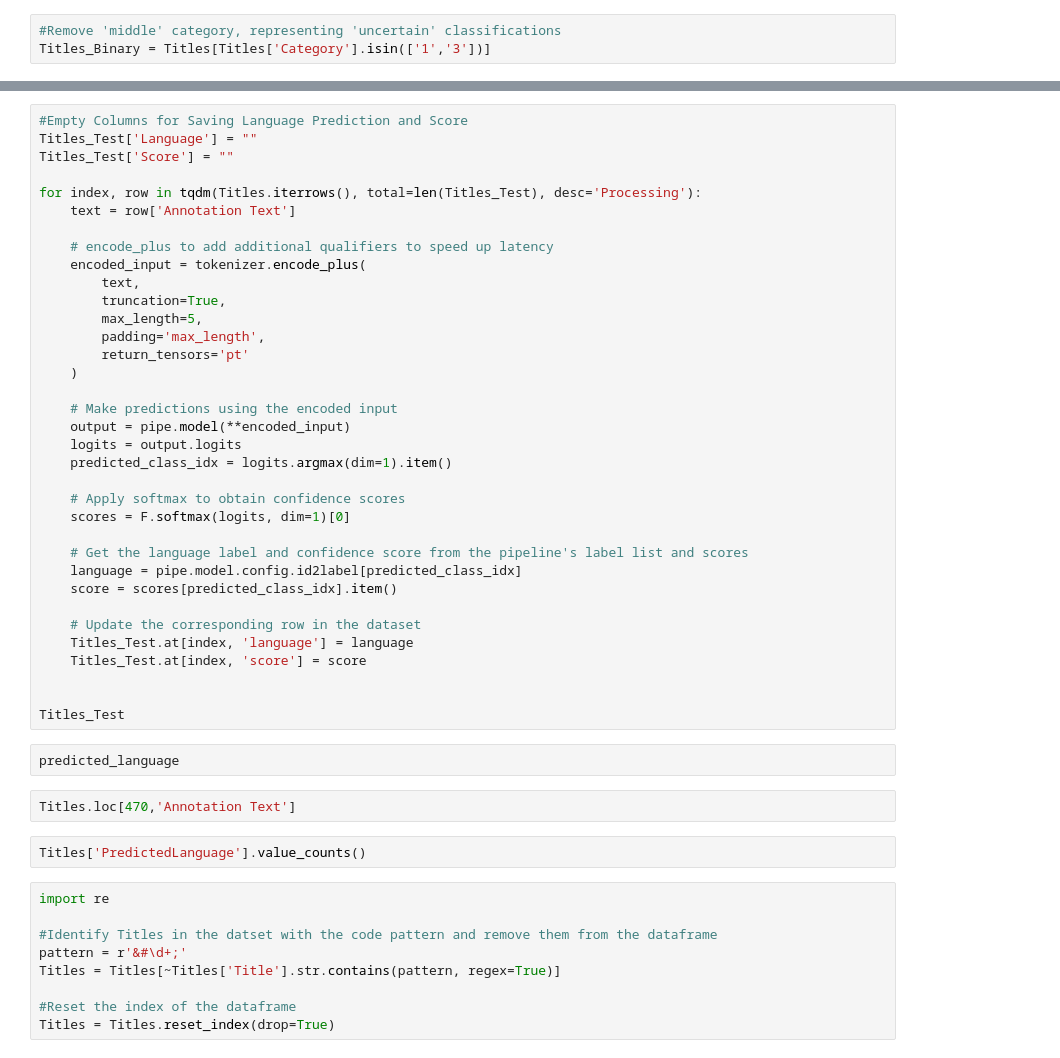
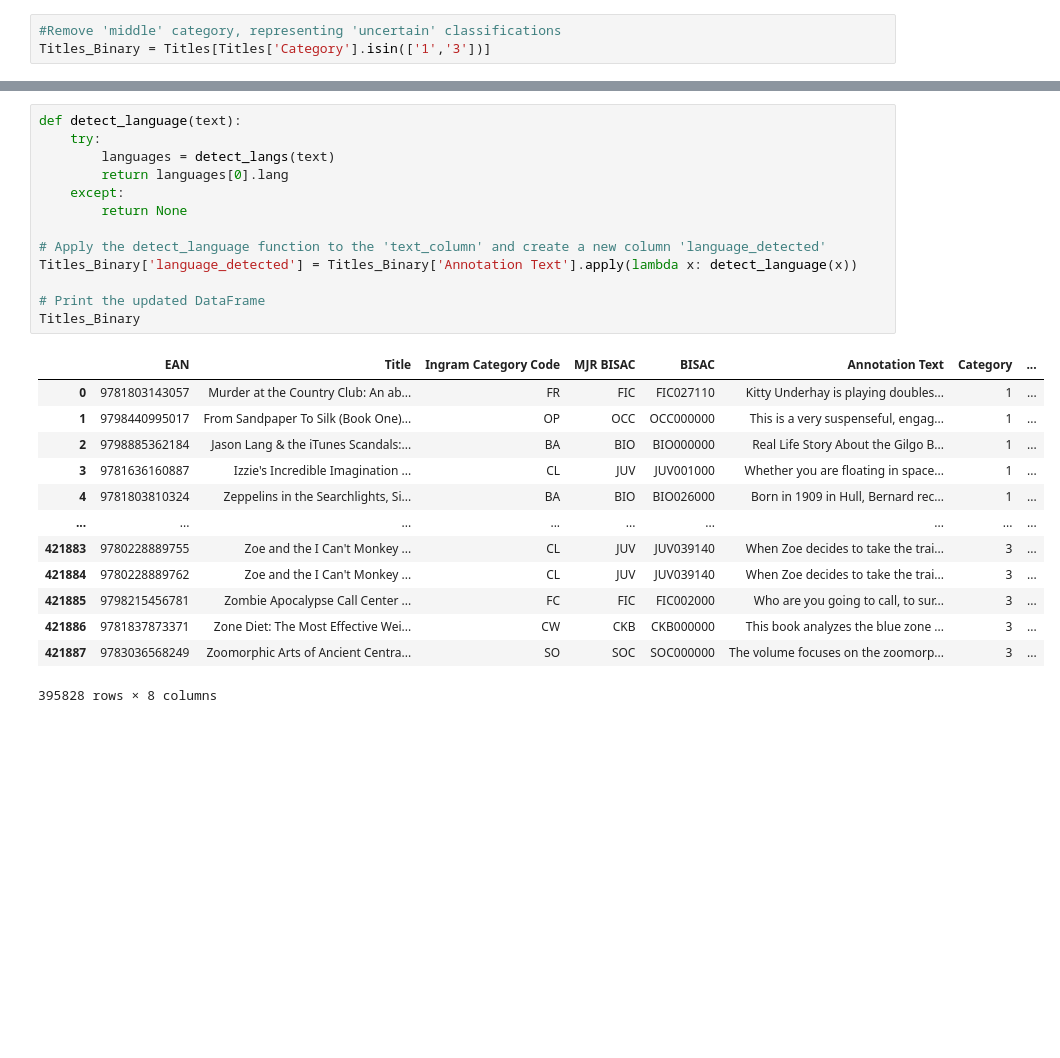
Before and after one commit to michialm/NLPClassifier, a Jupyter notebook: NLP Classifier Data Read and Cleanup.ipynb, the cells around one changed output, grey strips where cells are left out. Saved outputs shown, nothing was run; the diff lists cells and outputs as text; blank space fills up the shorter version.

```diff
--- a/NLP Classifier Data Read and Cleanup.ipynb
+++ b/NLP Classifier Data Read and Cleanup.ipynb
@@ -275,50 +146,27 @@ KeyboardInterrupt:
-# %%
-#Empty Columns for Saving Language Prediction and Score
-Titles_Test['Language'] = ""
-Titles_Test['Score'] = ""
-
-for index, row in tqdm(Titles.iterrows(), total=len(Titles_Test), desc='Processing'):
-    text = row['Annotation Text']
-
-    # encode_plus to add additional qualifiers to speed up latency
-    encoded_input = tokenizer.encode_plus(
-        text,
-        truncation=True,
-        max_length=5,
-        padding='max_length',
-        return_tensors='pt'
-    )
-
-    # Make predictions using the encoded input
-    output = pipe.model(**encoded_input)
-    logits = output.logits
-    predicted_class_idx = logits.argmax(dim=1).item()
-
-    # Apply softmax to obtain confidence scores
-    scores = F.softmax(logits, dim=1)[0]
-
-    # Get the language label and confidence score from the pipeline's label list and scores
-    language = pipe.model.config.id2label[predicted_class_idx]
-    score = scores[predicted_class_idx].item()
-
-    # Update the corresponding row in the dataset
-    Titles_Test.at[index, 'language'] = language
-    Titles_Test.at[index, 'score'] = score
-
-
-Titles_Test
-# %%
-predicted_language
-# %%
-Titles.loc[470,'Annotation Text']
-# %%
-Titles['PredictedLanguage'].value_counts()
-# %%
-import re
-
-#Identify Titles in the datset with the code pattern and remove them from the dataframe
-pattern = r'&#\d+;'
-Titles = Titles[~Titles['Title'].str.contains(pattern, regex=True)]
-
-#Reset the index of the dataframe
-Titles = Titles.reset_index(drop=True)
+# %%
+def detect_language(text):
+    try:
+        languages = detect_langs(text)
+        return languages[0].lang
+    except:
+        return None
+
+# Apply the detect_language function to the 'text_column' and create a new column 'language_detected'
+Titles_Binary['language_detected'] = Titles_Binary['Annotation Text'].apply(lambda x: detect_language(x))
+
+# Print the updated DataFrame
+Titles_Binary
+# %% [output]
+|  | EAN | Title | Ingram Category Code | MJR BISAC | BISAC | Annotation Text | Category | ... |
+| 0 | 9781803143057 | Murder at the Country Club: An ab... | FR | FIC | FIC027110 | Kitty Underhay is playing doubles... | 1 | ... |
+| 1 | 9798440995017 | From Sandpaper To Silk (Book One)... | OP | OCC | OCC000000 | This is a very suspenseful, engag... | 1 | ... |
+| 2 | 9798885362184 | Jason Lang & the iTunes Scandals:... | BA | BIO | BIO000000 | Real Life Story About the Gilgo B... | 1 | ... |
+| 3 | 9781636160887 | Izzie's Incredible Imagination ... | CL | JUV | JUV001000 | Whether you are floating in space... | 1 | ... |
+| 4 | 9781803810324 | Zeppelins in the Searchlights, Si... | BA | BIO | BIO026000 | Born in 1909 in Hull, Bernard rec... | 1 | ... |
+| ... | ... | ... | ... | ... | ... | ... | ... | ... |
+| 421883 | 9780228889755 | Zoe and the I Can't Monkey ... | CL | JUV | JUV039140 | When Zoe decides to take the trai... | 3 | ... |
+| 421884 | 9780228889762 | Zoe and the I Can't Monkey ... | CL | JUV | JUV039140 | When Zoe decides to take the trai... | 3 | ... |
+| 421885 | 9798215456781 | Zombie Apocalypse Call Center ... | FC | FIC | FIC002000 | Who are you going to call, to sur... | 3 | ... |
+| 421886 | 9781837873371 | Zone Diet: The Most Effective Wei... | CW | CKB | CKB000000 | This book analyzes the blue zone ... | 3 | ... |
+| 421887 | 9783036568249 | Zoomorphic Arts of Ancient Centra... | SO | SOC | SOC000000 | The volume focuses on the zoomorp... | 3 | ... |
+395828 rows × 8 columns
```
Also changed, not shown: parts of 23 cells of this notebook.
